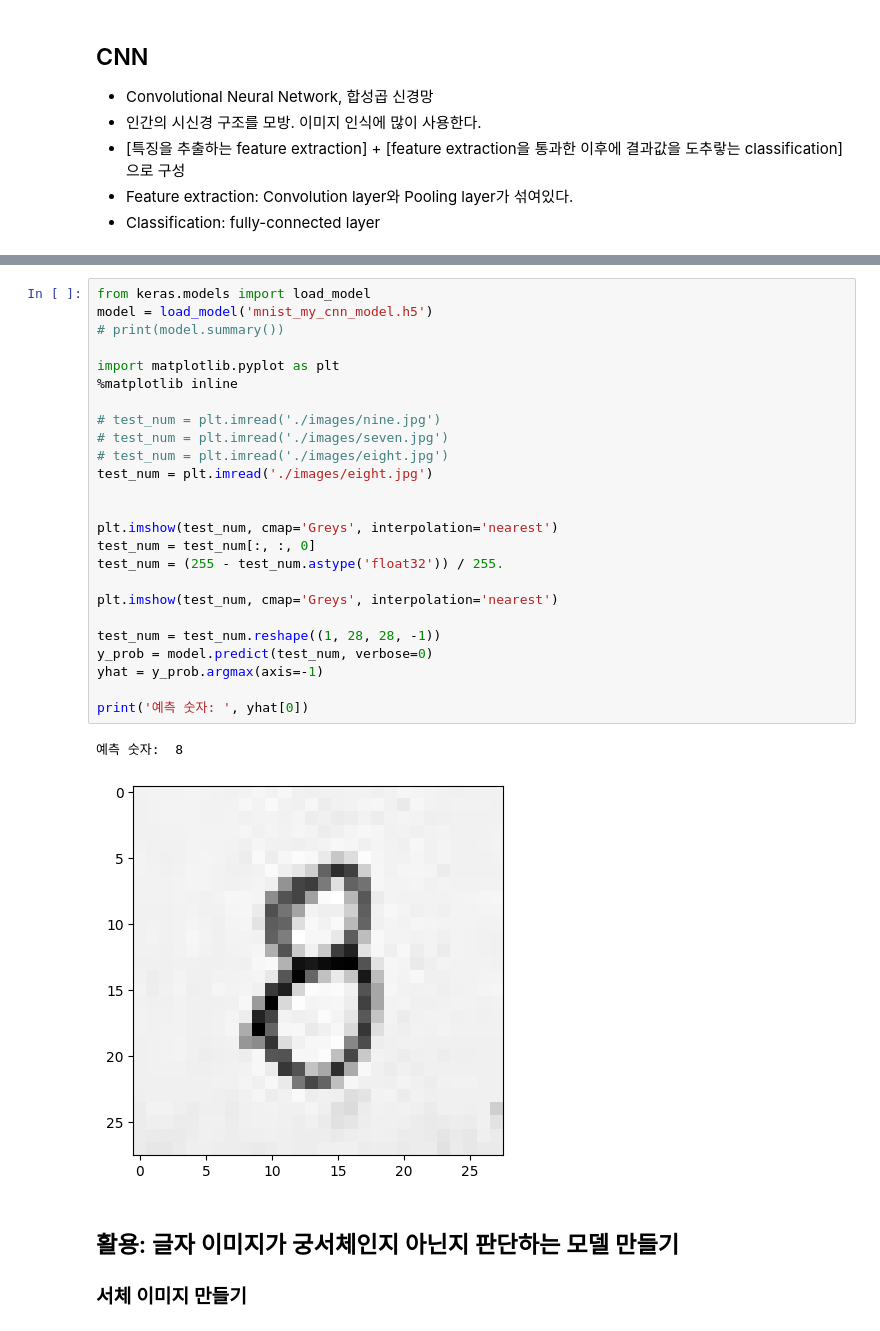
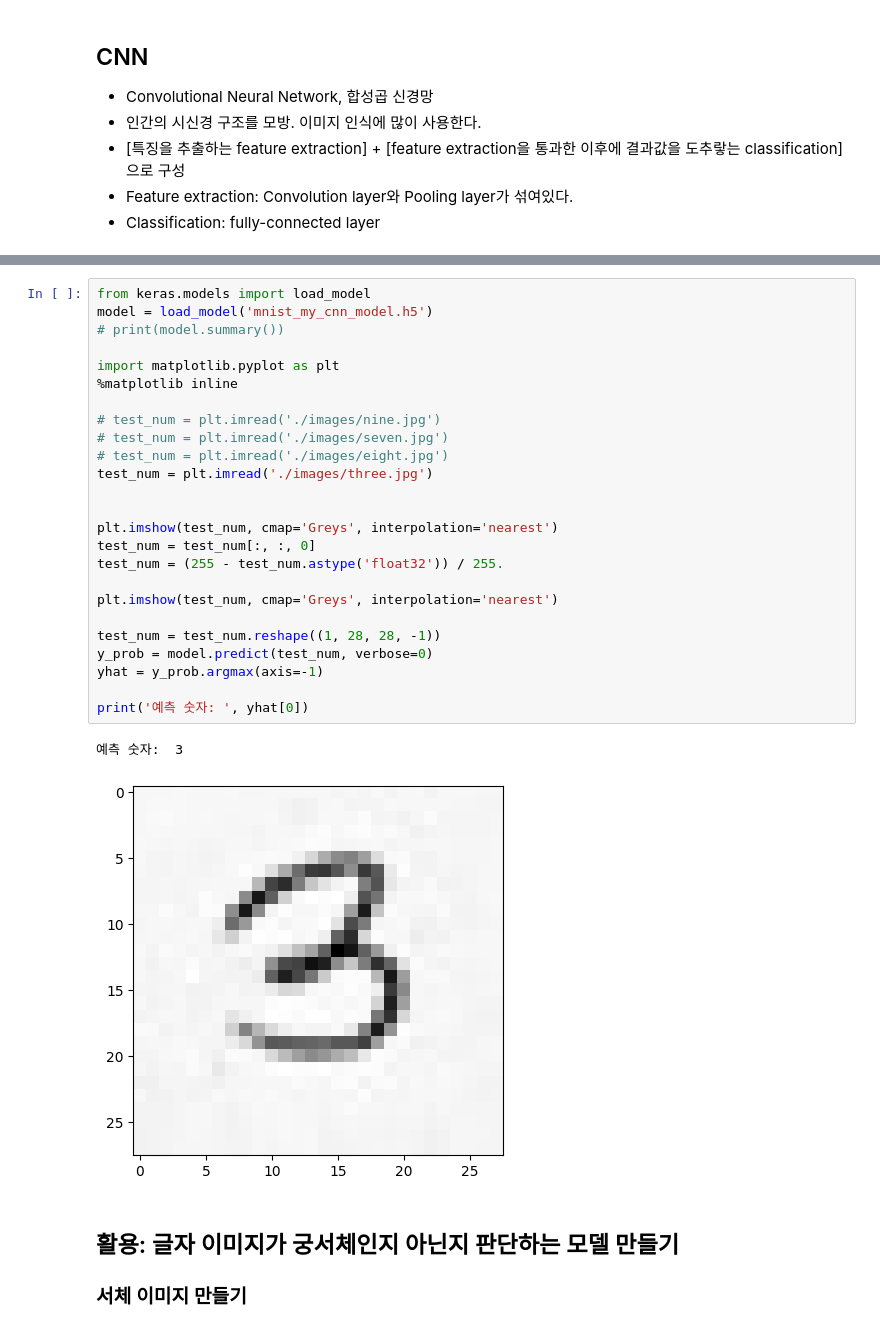
Before and after one commit to dearmysolitude/jupyter, a Jupyter notebook: 06_CNN,RNN,LSTM.ipynb, the cells around one changed output, grey strips where cells are left out. Drawn from its saved outputs; the diff is of its cells as text.

```diff
--- a/06_CNN,RNN,LSTM.ipynb
+++ b/06_CNN,RNN,LSTM.ipynb
@@ -306,31 +306,31 @@ OK 실제:  2 예측:  2
 # %%
 from keras.models import load_model
 model = load_model('mnist_my_cnn_model.h5')
 # print(model.summary())
 
 import matplotlib.pyplot as plt
 %matplotlib inline
 
 # test_num = plt.imread('./images/nine.jpg')
 # test_num = plt.imread('./images/seven.jpg')
 # test_num = plt.imread('./images/eight.jpg')
-test_num = plt.imread('./images/eight.jpg')
+test_num = plt.imread('./images/three.jpg')
 
 
 plt.imshow(test_num, cmap='Greys', interpolation='nearest')
 test_num = test_num[:, :, 0]
 test_num = (255 - test_num.astype('float32')) / 255.
 
 plt.imshow(test_num, cmap='Greys', interpolation='nearest')
 
 test_num = test_num.reshape((1, 28, 28, -1))
 y_prob = model.predict(test_num, verbose=0)
 yhat = y_prob.argmax(axis=-1)
 
 print('예측 숫자: ', yhat[0])
 # %% [output]
-예측 숫자:  8
+예측 숫자:  3
-[figure, old version]
+[figure, new version]
 # %% [markdown]
 ## 활용: 글자 이미지가 궁서체인지 아닌지 판단하는 모델 만들기
 ### 서체 이미지 만들기
```
Also changed, not shown: parts of 42 cells of this notebook, 3 other files.
